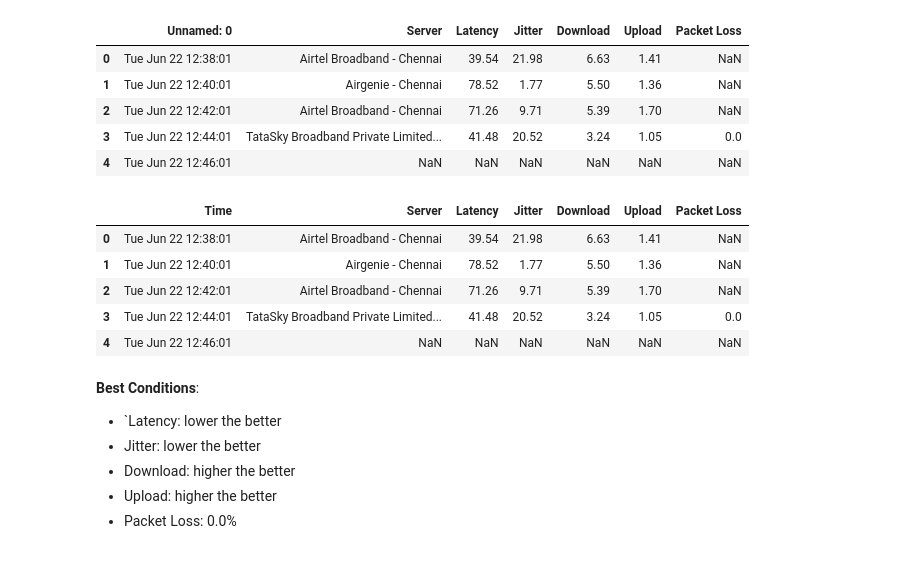
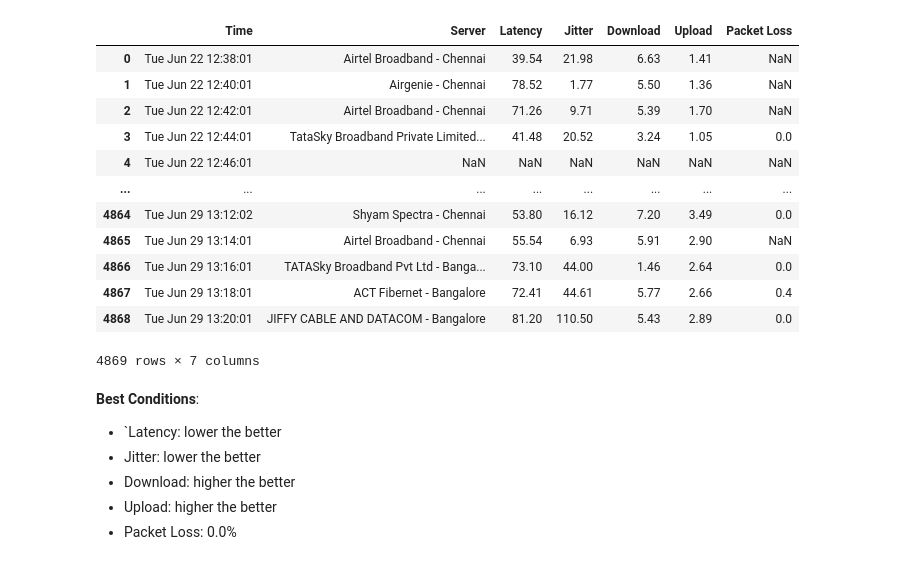
Before and after one commit to Priya378/Internet-Analysis-Project, a Jupyter notebook: Internet_Analysis.ipynb, the cells around one changed output. Saved outputs shown, nothing was run; the diff lists cells and outputs as text; code cells hidden in the pictures.

```diff
--- a/Internet_Analysis.ipynb
+++ b/Internet_Analysis.ipynb
@@ -15,24 +33,22 @@ import matplotlib.pyplot as plt
 import IPython.display as d
 # %%
 datadf = pd.read_csv("data.csv")
-d.display(datadf.head())
+datadf.rename(columns={"Unnamed: 0":"Time"},inplace=True)
+d.display(datadf)
 # %% [output]
-|  | Unnamed: 0 | Server | Latency | Jitter | Download | Upload | Packet Loss |
+|  | Time | Server | Latency | Jitter | Download | Upload | Packet Loss |
 | 0 | Tue Jun 22 12:38:01 | Airtel Broadband - Chennai | 39.54 | 21.98 | 6.63 | 1.41 | NaN |
 | 1 | Tue Jun 22 12:40:01 | Airgenie - Chennai | 78.52 | 1.77 | 5.50 | 1.36 | NaN |
 | 2 | Tue Jun 22 12:42:01 | Airtel Broadband - Chennai | 71.26 | 9.71 | 5.39 | 1.70 | NaN |
 | 3 | Tue Jun 22 12:44:01 | TataSky Broadband Private Limited... | 41.48 | 20.52 | 3.24 | 1.05 | 0.0 |
 | 4 | Tue Jun 22 12:46:01 | NaN | NaN | NaN | NaN | NaN | NaN |
+| ... | ... | ... | ... | ... | ... | ... | ... |
+| 4864 | Tue Jun 29 13:12:02 | Shyam Spectra - Chennai | 53.80 | 16.12 | 7.20 | 3.49 | 0.0 |
+| 4865 | Tue Jun 29 13:14:01 | Airtel Broadband - Chennai | 55.54 | 6.93 | 5.91 | 2.90 | NaN |
+| 4866 | Tue Jun 29 13:16:01 | TATASky Broadband Pvt Ltd - Banga... | 73.10 | 44.00 | 1.46 | 2.64 | 0.0 |
+| 4867 | Tue Jun 29 13:18:01 | ACT Fibernet - Bangalore | 72.41 | 44.61 | 5.77 | 2.66 | 0.4 |
+| 4868 | Tue Jun 29 13:20:01 | JIFFY CABLE AND DATACOM - Bangalore | 81.20 | 110.50 | 5.43 | 2.89 | 0.0 |
+4869 rows × 7 columns
-# %%
-datadf.rename(columns={"Unnamed: 0":"Time"},inplace=True)
-d.display(datadf.head())
-# %% [output]
-|  | Time | Server | Latency | Jitter | Download | Upload | Packet Loss |
-| 0 | Tue Jun 22 12:38:01 | Airtel Broadband - Chennai | 39.54 | 21.98 | 6.63 | 1.41 | NaN |
-| 1 | Tue Jun 22 12:40:01 | Airgenie - Chennai | 78.52 | 1.77 | 5.50 | 1.36 | NaN |
-| 2 | Tue Jun 22 12:42:01 | Airtel Broadband - Chennai | 71.26 | 9.71 | 5.39 | 1.70 | NaN |
-| 3 | Tue Jun 22 12:44:01 | TataSky Broadband Private Limited... | 41.48 | 20.52 | 3.24 | 1.05 | 0.0 |
-| 4 | Tue Jun 22 12:46:01 | NaN | NaN | NaN | NaN | NaN | NaN |
 # %% [markdown]
 **Best Conditions**:
 - `Latency: lower the better
```
Also changed, not shown: parts of 6 cells of this notebook.
